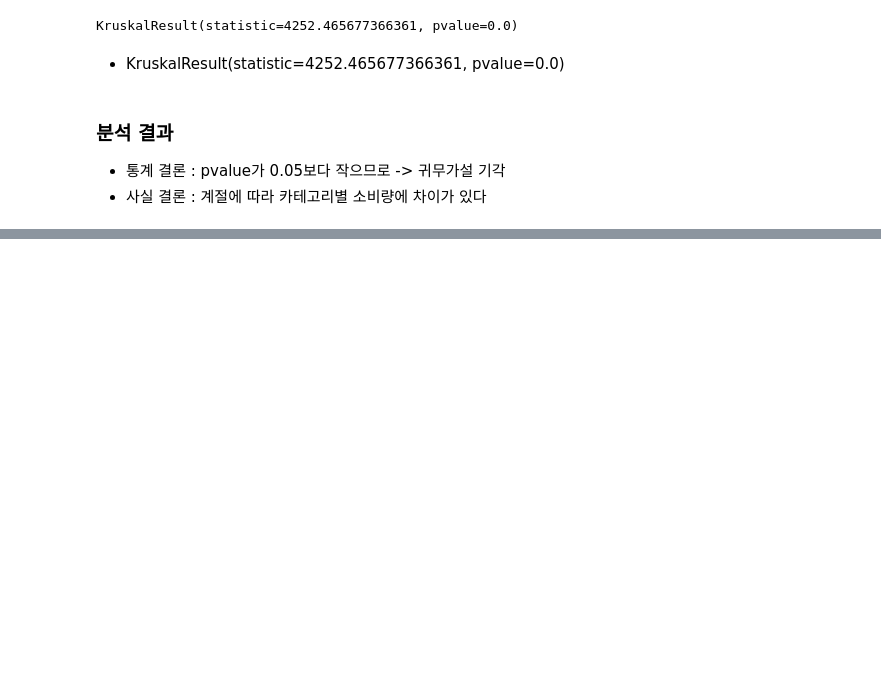
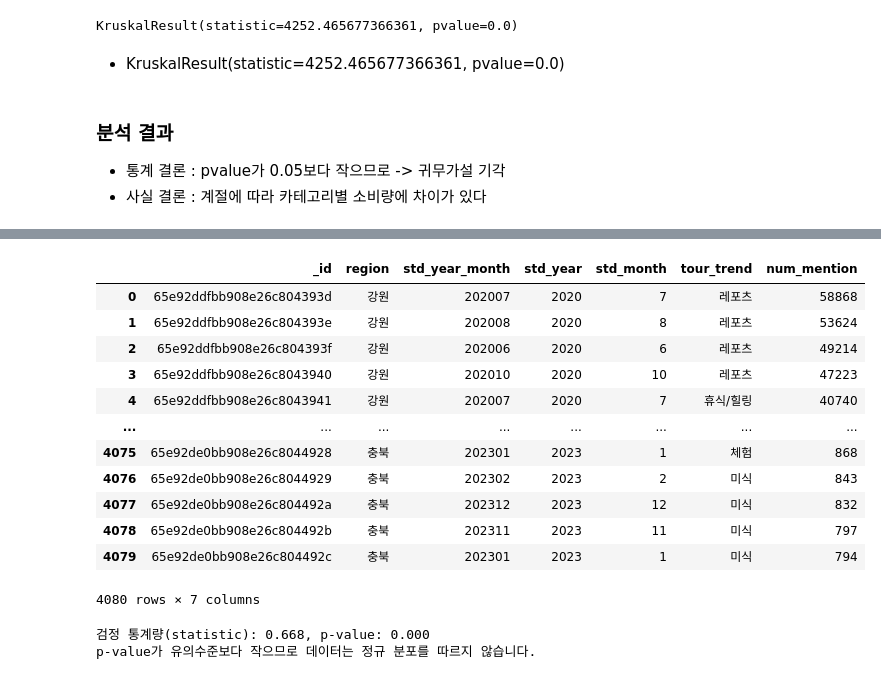
Before and after one commit to btg1631/study_data_analytics, a Jupyter notebook: docs/project_trip/CDA.ipynb, the cells around one changed output, grey strips where cells are left out. Saved outputs shown, nothing was run; the diff lists cells and outputs as text; code cells hidden in the pictures; blank space fills up the shorter version.

```diff
--- a/docs/project_trip/CDA.ipynb
+++ b/docs/project_trip/CDA.ipynb
@@ -242,0 +261,30 @@ KruskalResult(statistic=4252.465677366361, pvalue=0.0)
+# %%
+df_search_trend
+# %% [output]
+|  | _id | region | std_year_month | std_year | std_month | tour_trend | num_mention |
+| 0 | 65e92ddfbb908e26c804393d | 강원 | 202007 | 2020 | 7 | 레포츠 | 58868 |
+| 1 | 65e92ddfbb908e26c804393e | 강원 | 202008 | 2020 | 8 | 레포츠 | 53624 |
+| 2 | 65e92ddfbb908e26c804393f | 강원 | 202006 | 2020 | 6 | 레포츠 | 49214 |
+| 3 | 65e92ddfbb908e26c8043940 | 강원 | 202010 | 2020 | 10 | 레포츠 | 47223 |
+| 4 | 65e92ddfbb908e26c8043941 | 강원 | 202007 | 2020 | 7 | 휴식/힐링 | 40740 |
+| ... | ... | ... | ... | ... | ... | ... | ... |
+| 4075 | 65e92de0bb908e26c8044928 | 충북 | 202301 | 2023 | 1 | 체험 | 868 |
+| 4076 | 65e92de0bb908e26c8044929 | 충북 | 202302 | 2023 | 2 | 미식 | 843 |
+| 4077 | 65e92de0bb908e26c804492a | 충북 | 202312 | 2023 | 12 | 미식 | 832 |
+| 4078 | 65e92de0bb908e26c804492b | 충북 | 202311 | 2023 | 11 | 미식 | 797 |
+| 4079 | 65e92de0bb908e26c804492c | 충북 | 202301 | 2023 | 1 | 미식 | 794 |
+4080 rows × 7 columns
+# %%
+# 데이터 정규성 검증  --> record 개수가 5천개 이하이므로 shapiro test 진행
+stat, p = shapiro(df_search_trend['num_mention'].dropna())
+print('검정 통계량(statistic): %.3f, p-value: %.3f' % (stat, p))
+
+# p-value에 따른 결론
+alpha = 0.05
+if p > alpha:
+    print('p-value가 유의수준보다 크므로 데이터는 정규 분포를 따릅니다.')
+else:
+    print('p-value가 유의수준보다 작으므로 데이터는 정규 분포를 따르지 않습니다.')
+# %% [output]
+검정 통계량(statistic): 0.668, p-value: 0.000
+p-value가 유의수준보다 작으므로 데이터는 정규 분포를 따르지 않습니다.
```
Also changed, not shown: parts of 16 cells of this notebook.
